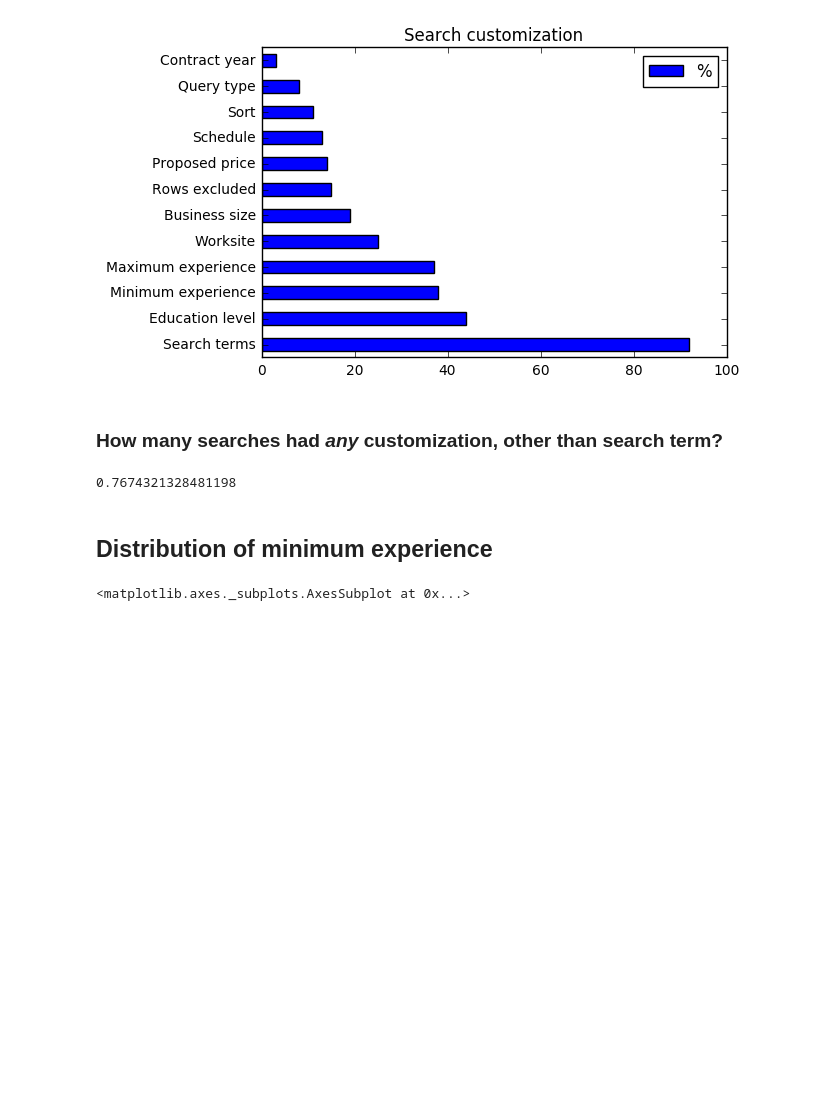
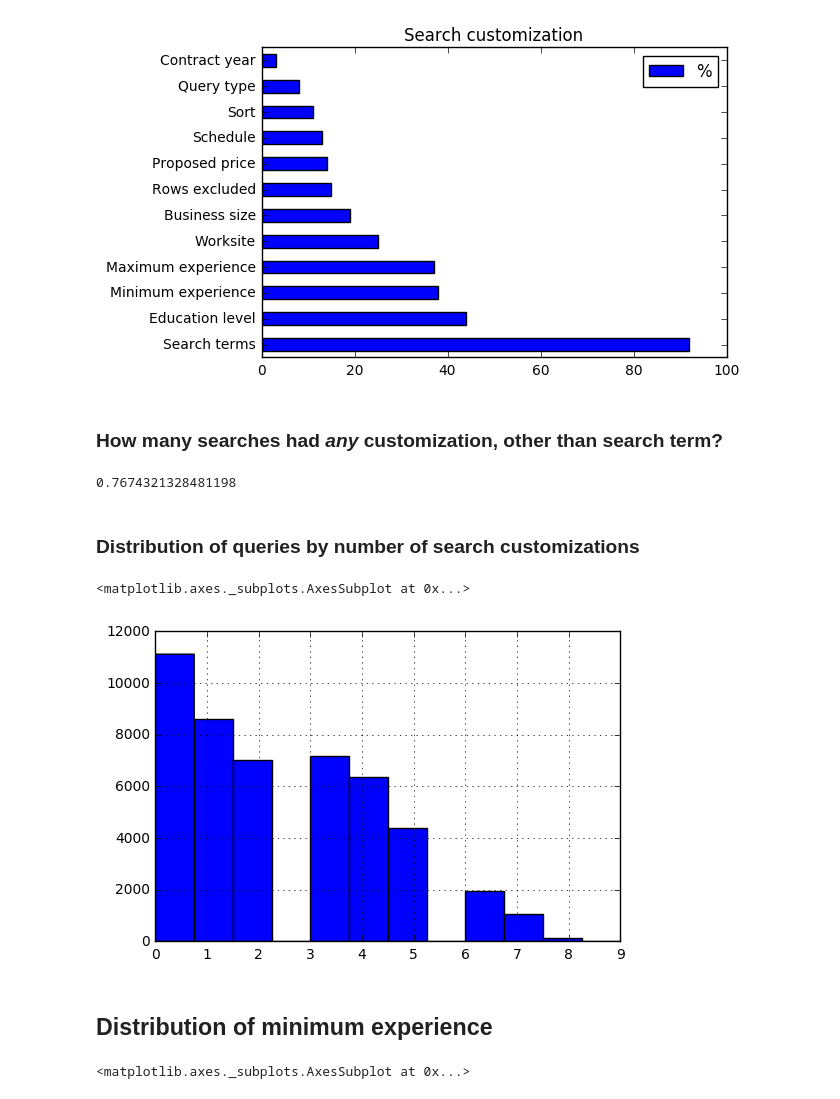
Before and after one commit to 18F/calc-analysis, a Jupyter notebook: CALC Log Analysis.ipynb, the cells around one changed output. Saved outputs shown, nothing was run; the diff lists cells and outputs as text; code cells hidden in the pictures; blank space fills up the shorter version.

Commit message:
Add histogram for num of search customizations.

```diff
--- a/CALC Log Analysis.ipynb
+++ b/CALC Log Analysis.ipynb
@@ -113,18 +113,27 @@ pandas.Series(percentages).to_frame('%').sort_values(by='%', ascending=False)\
 ### How many searches had *any* customization, other than search term?
 # %%
 customized = pandas.Series(False, rates.index)
+customization_factors = pandas.Series(0, rates.index)
 
 for field, default in FIELD_DEFAULTS.items():
     if field == 'Search terms':
         continue
     field_was_not_default = rates[field] != default
     customized = customized | field_was_not_default
+    customization_factors += field_was_not_default.astype(int)
 
 customized_rates = rates[customized]
 
 customized_rates.shape[0] / rates.shape[0]
 # %% [output]
 0.7674321328481198
+# %% [markdown]
+### Distribution of queries by number of search customizations
+# %%
+customization_factors.hist(bins=len(FIELD_DEFAULTS))
+# %% [output]
+<matplotlib.axes._subplots.AxesSubplot at 0x...>
+[figure, added]
 # %% [markdown]
 ## Distribution of minimum experience
 # %%
```
